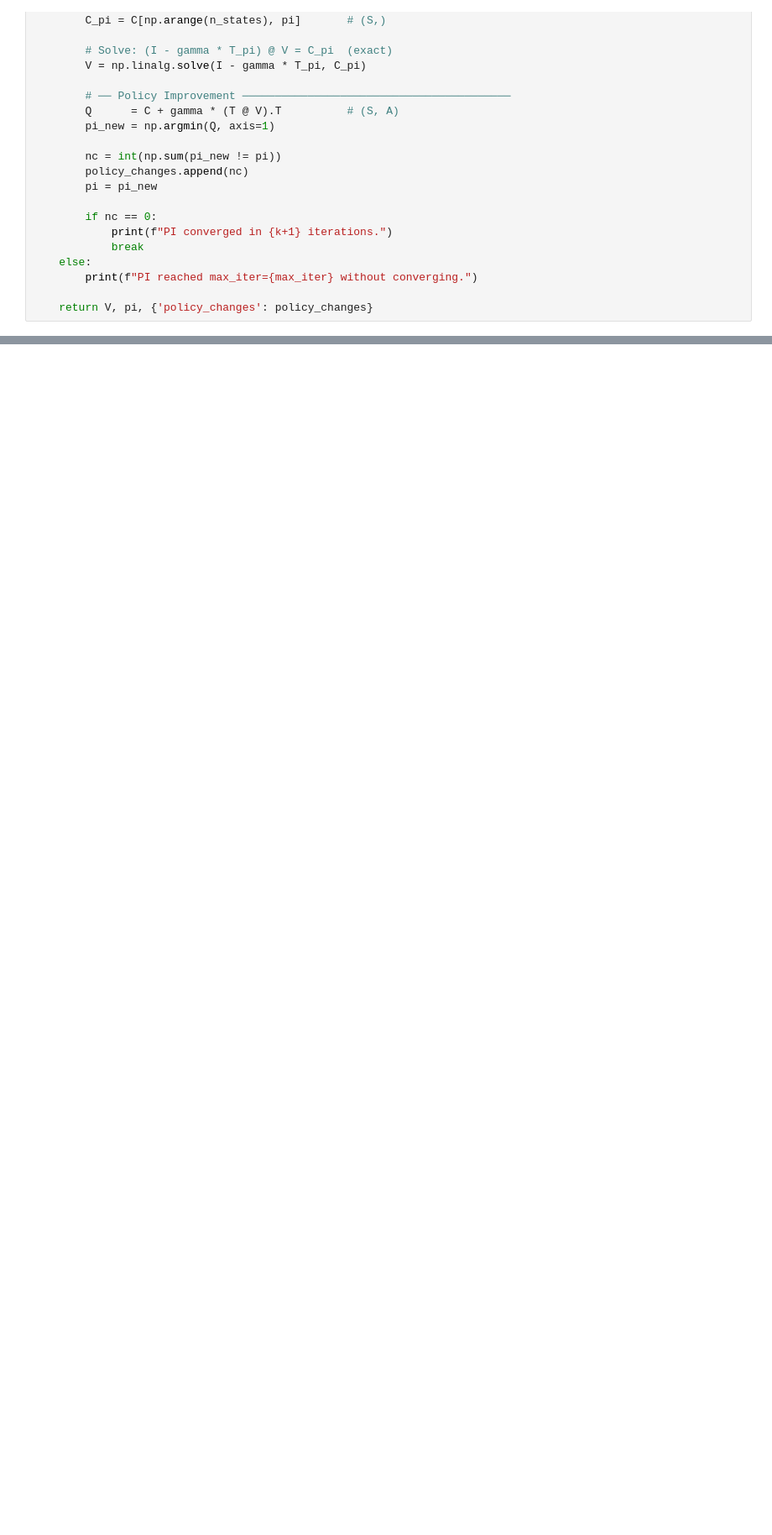
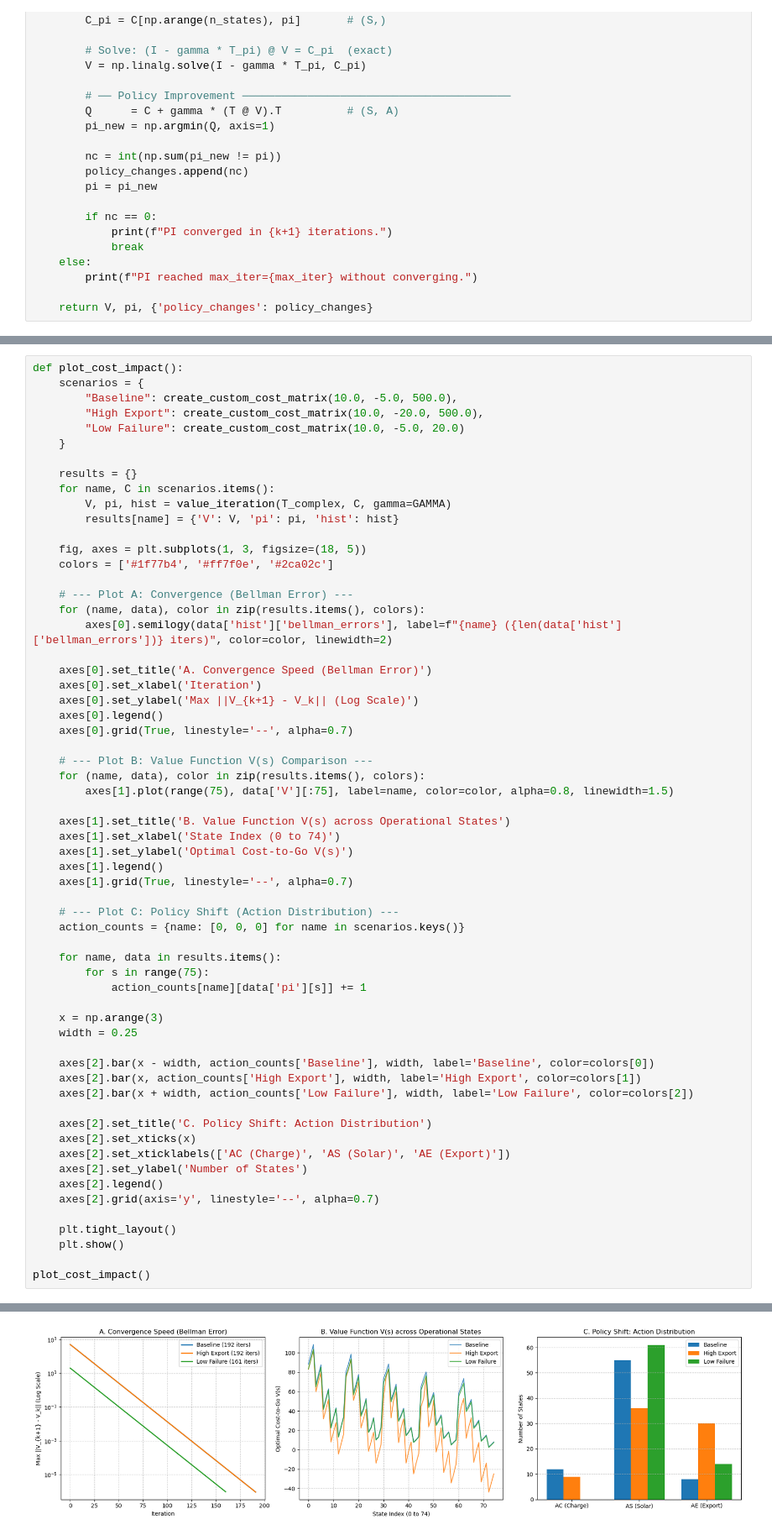
Before and after one commit to FranciscoRedondo29/PADI, a Jupyter notebook: lab2/lab-2.ipynb, the cells around one changed output, grey strips where cells are left out. Shown at 84% size. Saved outputs shown, nothing was run; the diff lists cells and outputs as text; blank space fills up the shorter version.

```diff
--- a/lab2/lab-2.ipynb
+++ b/lab2/lab-2.ipynb
@@ -490,0 +556,62 @@ State (b,w,c)            V_VI  Action
+# %%
+def plot_cost_impact():
+    scenarios = {
+        "Baseline": create_custom_cost_matrix(10.0, -5.0, 500.0),
+        "High Export": create_custom_cost_matrix(10.0, -20.0, 500.0),
+        "Low Failure": create_custom_cost_matrix(10.0, -5.0, 20.0)
+    }
+
+    results = {}
+    for name, C in scenarios.items():
+        V, pi, hist = value_iteration(T_complex, C, gamma=GAMMA)
+        results[name] = {'V': V, 'pi': pi, 'hist': hist}
+
+    fig, axes = plt.subplots(1, 3, figsize=(18, 5))
+    colors = ['#1f77b4', '#ff7f0e', '#2ca02c']
+
+    # --- Plot A: Convergence (Bellman Error) ---
+    for (name, data), color in zip(results.items(), colors):
+        axes[0].semilogy(data['hist']['bellman_errors'], label=f"{name} ({len(data['hist']['bellman_errors'])} iters)", color=color, linewidth=2)
+
+    axes[0].set_title('A. Convergence Speed (Bellman Error)')
+    axes[0].set_xlabel('Iteration')
+    axes[0].set_ylabel('Max ||V_{k+1} - V_k|| (Log Scale)')
+    axes[0].legend()
+    axes[0].grid(True, linestyle='--', alpha=0.7)
+
+    # --- Plot B: Value Function V(s) Comparison ---
+    for (name, data), color in zip(results.items(), colors):
+        axes[1].plot(range(75), data['V'][:75], label=name, color=color, alpha=0.8, linewidth=1.5)
+
+    axes[1].set_title('B. Value Function V(s) across Operational States')
+    axes[1].set_xlabel('State Index (0 to 74)')
+    axes[1].set_ylabel('Optimal Cost-to-Go V(s)')
+    axes[1].legend()
+    axes[1].grid(True, linestyle='--', alpha=0.7)
+
+    # --- Plot C: Policy Shift (Action Distribution) ---
+    action_counts = {name: [0, 0, 0] for name in scenarios.keys()}
+
+    for name, data in results.items():
+        for s in range(75):
+            action_counts[name][data['pi'][s]] += 1
+
+    x = np.arange(3)
+    width = 0.25
+
+    axes[2].bar(x - width, action_counts['Baseline'], width, label='Baseline', color=colors[0])
+    axes[2].bar(x, action_counts['High Export'], width, label='High Export', color=colors[1])
+    axes[2].bar(x + width, action_counts['Low Failure'], width, label='Low Failure', color=colors[2])
+
+    axes[2].set_title('C. Policy Shift: Action Distribution')
+    axes[2].set_xticks(x)
+    axes[2].set_xticklabels(['AC (Charge)', 'AS (Solar)', 'AE (Export)'])
+    axes[2].set_ylabel('Number of States')
+    axes[2].legend()
+    axes[2].grid(axis='y', linestyle='--', alpha=0.7)
+
+    plt.tight_layout()
+    plt.show()
+
+plot_cost_impact()
+# %% [output]
@@ -490,0 +621 @@ State (b,w,c)            V_VI  Action
+[figure, added]
```
Also changed, not shown: parts of 6 cells of this notebook.
